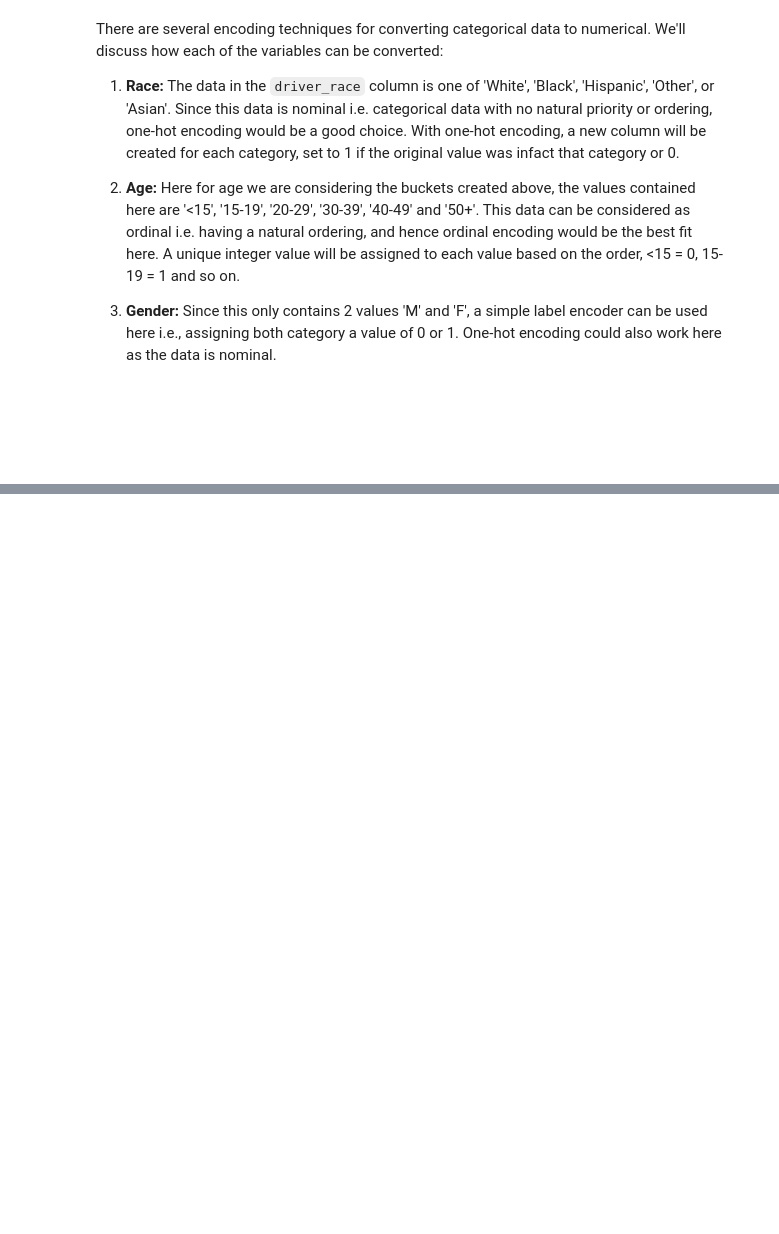
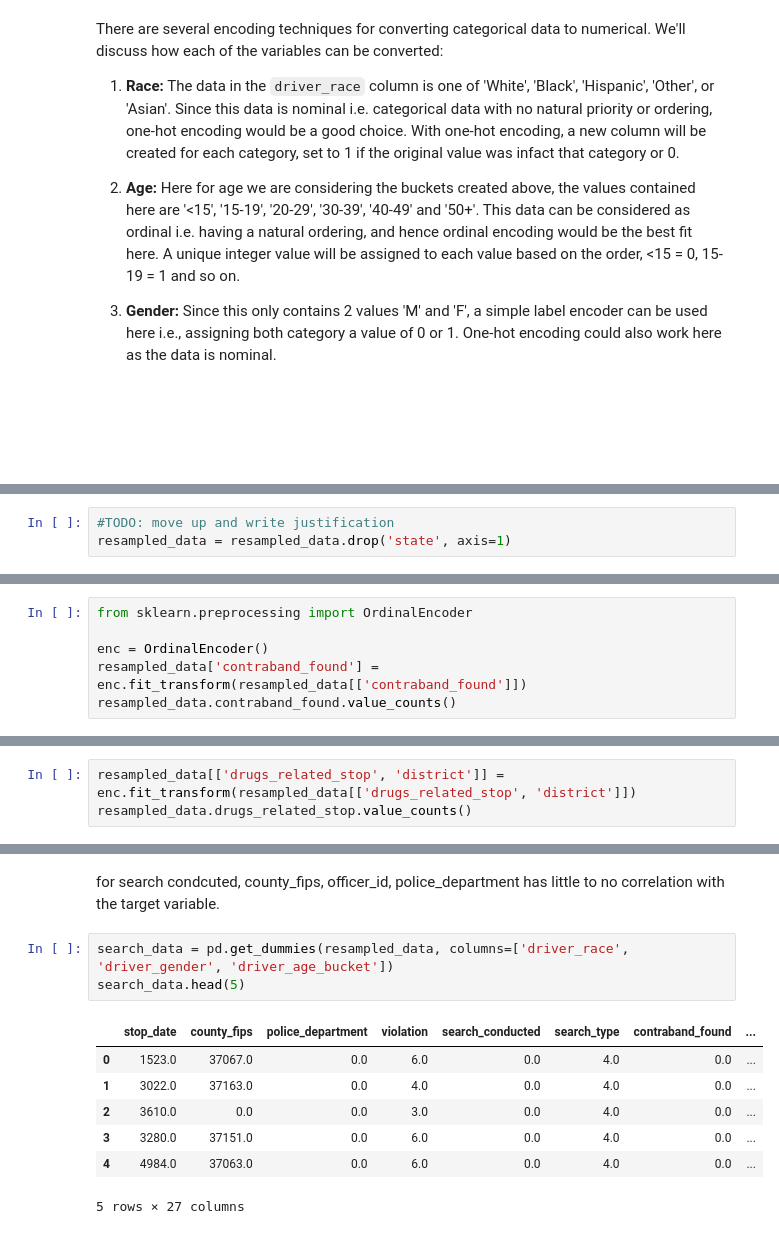
Before and after one commit to Sumitjh26997/CSS581-ML, a Jupyter notebook: hw2.ipynb, the cells around one changed output, grey strips where cells are left out. Cells and saved outputs as stored; diff of their text form; blank space fills up the shorter version.

```diff
--- a/hw2.ipynb
+++ b/hw2.ipynb
@@ -258,0 +562,3 @@ Part C:
+# %%
+#TODO: move up and write justification
+resampled_data = resampled_data.drop('state', axis=1)
@@ -258,0 +583,6 @@ Part C:
+# %%
+from sklearn.preprocessing import OrdinalEncoder
+
+enc = OrdinalEncoder()
+resampled_data['contraband_found'] = enc.fit_transform(resampled_data[['contraband_found']])
+resampled_data.contraband_found.value_counts()
@@ -258,0 +595,3 @@ Part C:
+# %%
+resampled_data[['drugs_related_stop', 'district']] = enc.fit_transform(resampled_data[['drugs_related_stop', 'district']])
+resampled_data.drugs_related_stop.value_counts()
@@ -258,0 +637,13 @@ Part C:
+# %% [markdown]
+for search condcuted, county_fips, officer_id, police_department has little to no correlation with the target variable.
+# %%
+search_data = pd.get_dummies(resampled_data, columns=['driver_race', 'driver_gender', 'driver_age_bucket'])
+search_data.head(5)
+# %% [output]
+|  | stop_date | county_fips | police_department | violation | search_conducted | search_type | contraband_found | ... |
+| 0 | 1523.0 | 37067.0 | 0.0 | 6.0 | 0.0 | 4.0 | 0.0 | ... |
+| 1 | 3022.0 | 37163.0 | 0.0 | 4.0 | 0.0 | 4.0 | 0.0 | ... |
+| 2 | 3610.0 | 0.0 | 0.0 | 3.0 | 0.0 | 4.0 | 0.0 | ... |
+| 3 | 3280.0 | 37151.0 | 0.0 | 6.0 | 0.0 | 4.0 | 0.0 | ... |
+| 4 | 4984.0 | 37063.0 | 0.0 | 6.0 | 0.0 | 4.0 | 0.0 | ... |
+5 rows × 27 columns
```
Also changed, not shown: parts of 50 cells of this notebook.
